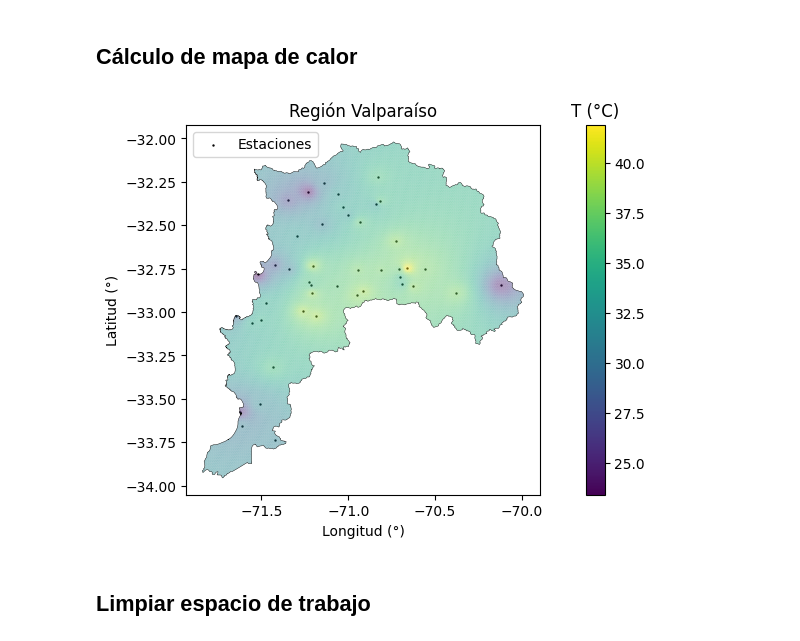
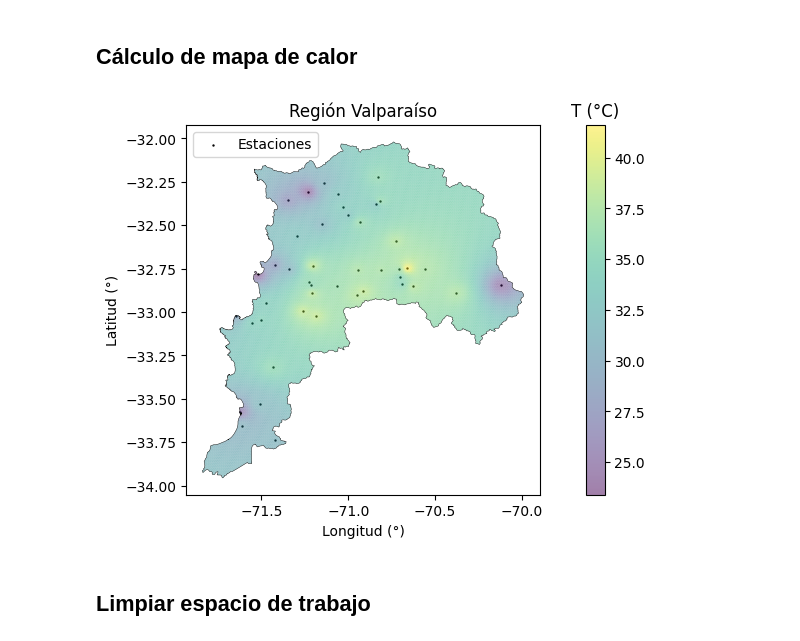
Before and after one commit to ItrendCL/Colab, a Jupyter notebook: mapa-calor/mapa_calor.ipynb, the cells around one changed output. Cells and saved outputs as stored; diff of their text form; code cells hidden in the pictures.

```diff
--- a/mapa-calor/mapa_calor.ipynb
+++ b/mapa-calor/mapa_calor.ipynb
@@ -208,25 +208,22 @@ for i in list(range(bol.shape[0])):
 # %%
 # Especificaciones gráfico
 fig, ax = plt.subplots()
 
-ax.scatter(x = within_stations['Longitud'], y = within_stations['Latitud'], color = 'k', s=0.5)
-ax.tripcolor(griddata[:,0], griddata[:,1], tri[ind], facecolors = col, antialiased = True, shading='flat', cmap = 'viridis', alpha = 0.5)
-ax.plot(contour[:,0], contour[:,1], 'k', linewidth = 0.3)
+fig1 = ax.scatter(x = within_stations['Longitud'], y = within_stations['Latitud'], color = 'k', s=0.5)
+fig2 = ax.tripcolor(griddata[:,0], griddata[:,1], tri[ind], facecolors = col, antialiased = True, shading='flat', cmap = 'viridis', alpha = 0.5)
+fig3 = ax.plot(contour[:,0], contour[:,1], 'k', linewidth = 0.3)
 
-norm = plt.Normalize(within_stations['Temperatura Máxima'].min(), within_stations['Temperatura Máxima'].max())
-sm   = plt.cm.ScalarMappable(cmap = 'viridis', norm = norm)
-sm.set_array([])
-clb  = ax.figure.colorbar(sm)
-clb.ax.set_title('T (°C)')
+colorbar = plt.colorbar(fig2, ax=ax)
+colorbar.ax.set_title('T (°C)')
 
 plt.legend(['Estaciones'], loc='best')
 plt.xlabel('Longitud (°)')
 plt.ylabel('Latitud (°)')
 plt.title('Región '+region)
 plt.axis('scaled')
 plt.show()
 # %% [output]
-[figure, old version]
+[figure, new version]
 # %% [markdown]
 ## **Limpiar espacio de trabajo**
 # %%
```
